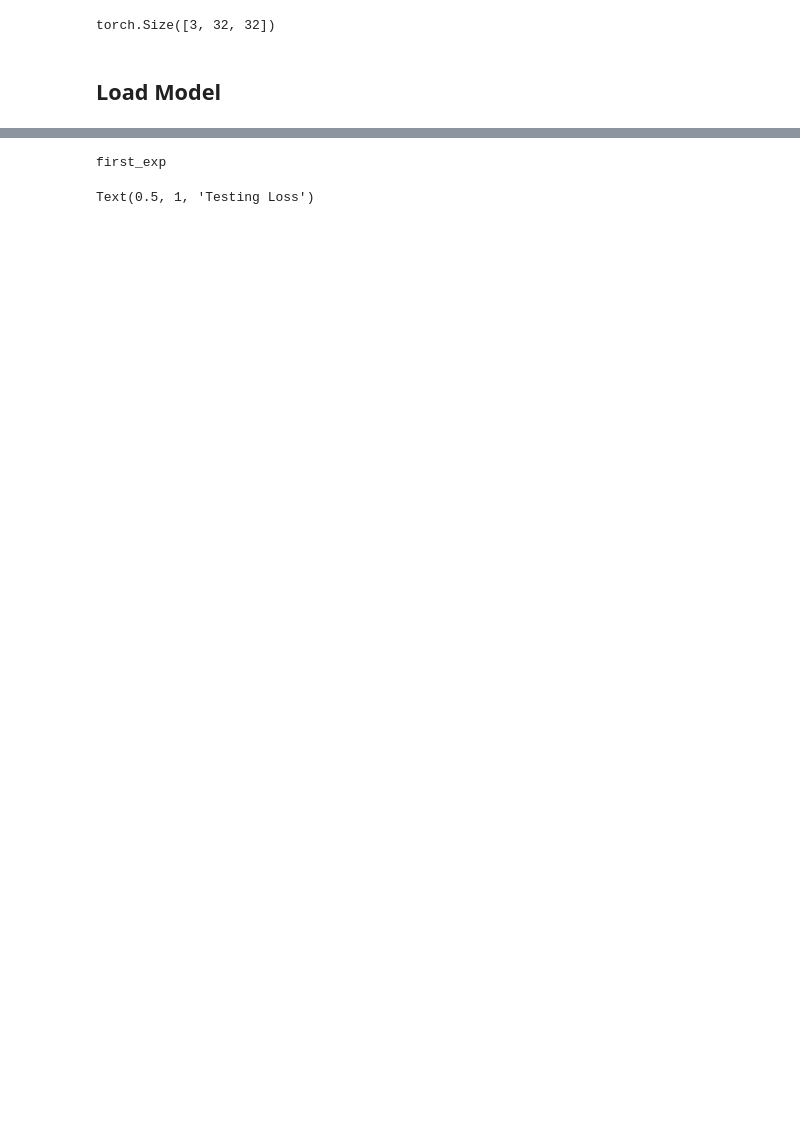
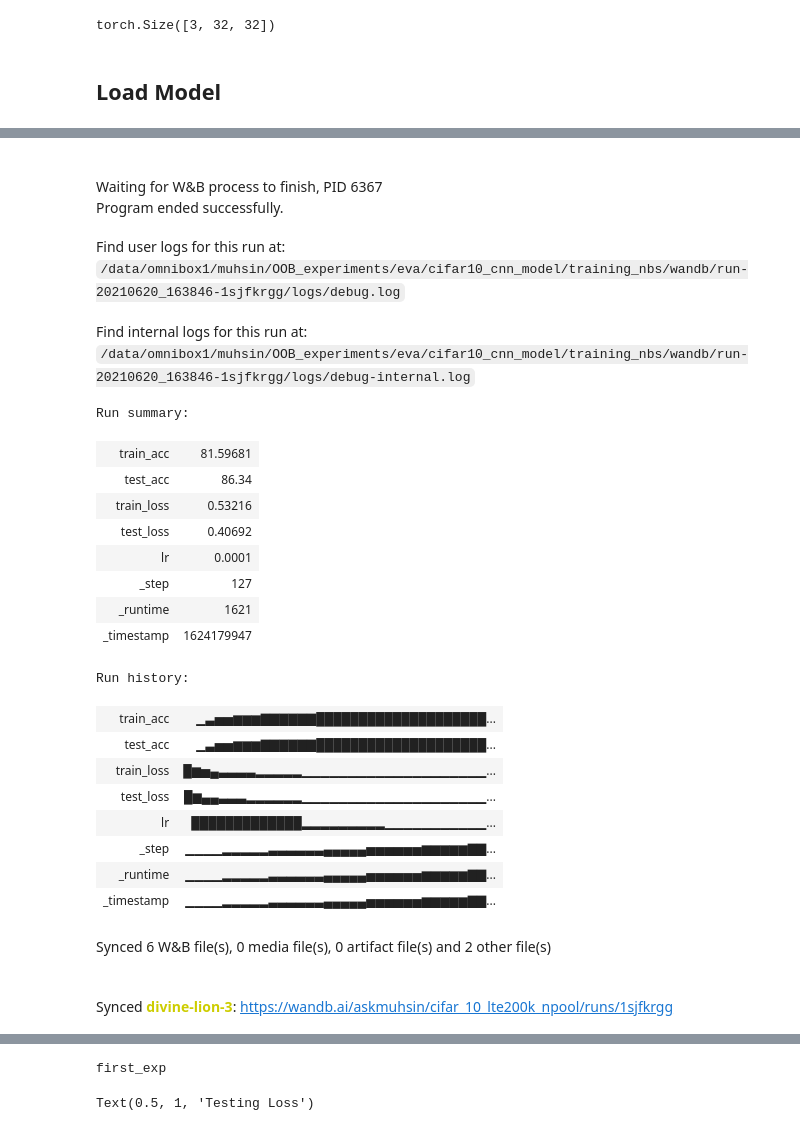
Before and after one commit to eva-6-3/cifar10_cnn_model, a Jupyter notebook: training_nbs/train_with_logging.ipynb, the cells around one changed output, grey strips where cells are left out. Drawn from its saved outputs; the diff is of its cells as text; code cells hidden in the pictures; blank space fills up the shorter version.

```diff
--- a/training_nbs/train_with_logging.ipynb
+++ b/training_nbs/train_with_logging.ipynb
@@ -198 +248,28 @@ Test set: Average loss: 0.9559, Accuracy: 6589/10000 (65.89%)
+# %%
+run.finish()
+# %% [output]
+Waiting for W&B process to finish, PID 6367
+Program ended successfully.
+Find user logs for this run at: /data/omnibox1/muhsin/OOB_experiments/eva/cifar10_cnn_model/training_nbs/wandb/run-20210620_163846-1sjfkrgg/logs/debug.log
+Find internal logs for this run at: /data/omnibox1/muhsin/OOB_experiments/eva/cifar10_cnn_model/training_nbs/wandb/run-20210620_163846-1sjfkrgg/logs/debug-internal.log
+Run summary:
+| train_acc | 81.59681 |
+| test_acc | 86.34 |
+| train_loss | 0.53216 |
+| test_loss | 0.40692 |
+| lr | 0.0001 |
+| _step | 127 |
+| _runtime | 1621 |
+| _timestamp | 1624179947 |
+Run history:
+| train_acc | ▁▃▅▅▆▆▆▇▇▇▇▇▇████████████████████... |
+| test_acc | ▁▃▅▅▆▆▆▇▇▇▇▇▇████████████████████... |
+| train_loss | █▆▅▄▃▃▃▃▂▂▂▂▂▁▁▁▁▁▁▁▁▁▁▁▁▁▁▁▁▁▁▁▁... |
+| test_loss | █▆▄▄▃▃▃▂▂▂▂▂▂▁▁▁▁▁▁▁▁▁▁▁▁▁▁▁▁▁▁▁▁... |
+| lr | █████████████▂▂▂▂▂▂▂▂▂▁▁▁▁▁▁▁▁▁▁▁... |
+| _step | ▁▁▁▁▂▂▂▂▂▃▃▃▃▃▃▄▄▄▄▄▅▅▅▅▅▅▆▆▆▆▆▇▇... |
+| _runtime | ▁▁▁▁▂▂▂▂▂▃▃▃▃▃▃▄▄▄▄▄▅▅▅▅▅▅▆▆▆▆▆▇▇... |
+| _timestamp | ▁▁▁▁▂▂▂▂▂▃▃▃▃▃▃▄▄▄▄▄▅▅▅▅▅▅▆▆▆▆▆▇▇... |
+Synced 6 W&B file(s), 0 media file(s), 0 artifact file(s) and 2 other file(s)
+Synced divine-lion-3: https://wandb.ai/askmuhsin/cifar_10_lte200k_npool/runs/1sjfkrgg
 # %%
```
Also changed, not shown: parts of 17 cells of this notebook, 2 other files.
